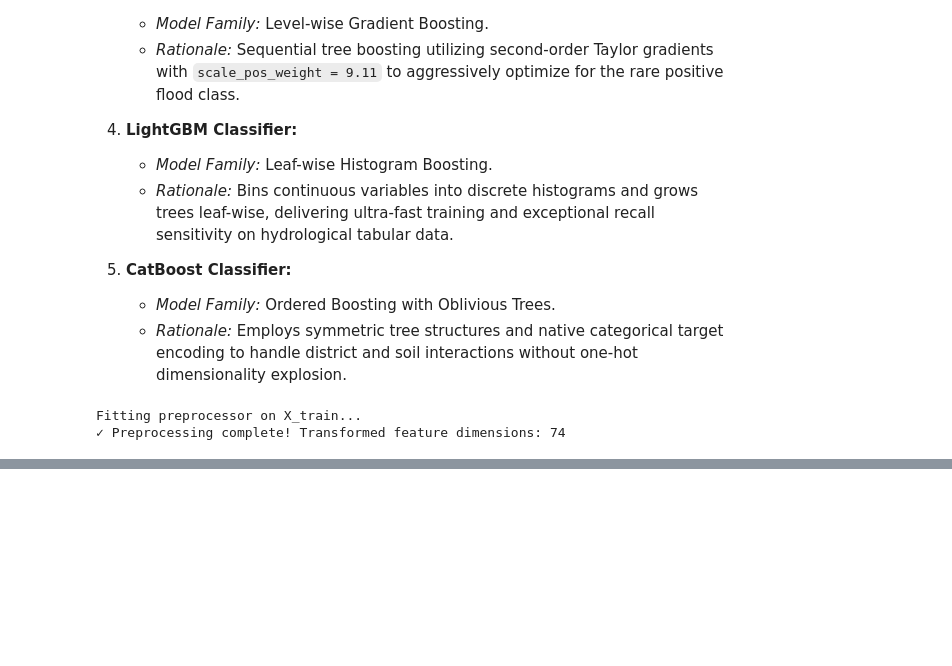
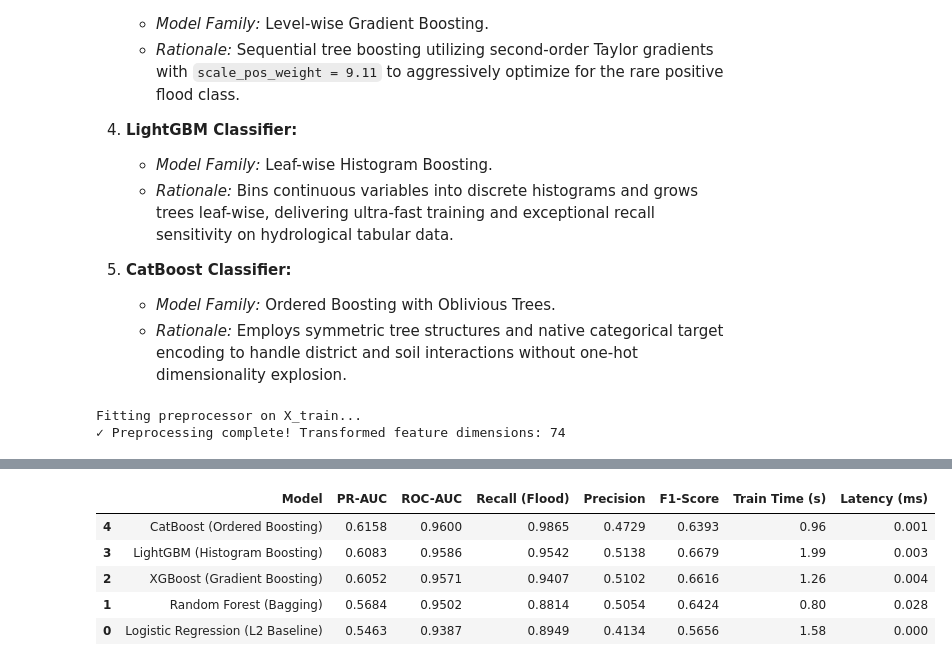
Before and after one commit to GamithaGimhana/FloodSentinel, a Jupyter notebook: notebooks/flood_prediction_sri_lanka.ipynb, the cells around one changed output, grey strips where cells are left out. Saved outputs shown, nothing was run; the diff lists cells and outputs as text; code cells hidden in the pictures; blank space fills up the shorter version.

Commit message:
Execute multi-model benchmarking

```diff
--- a/notebooks/flood_prediction_sri_lanka.ipynb
+++ b/notebooks/flood_prediction_sri_lanka.ipynb
@@ -699,3 +699,88 @@ print(f"✓ Preprocessing complete! Transformed feature dimensions: {X_train_pro
 # %% [output]
 Fitting preprocessor on X_train...
 ✓ Preprocessing complete! Transformed feature dimensions: 74
+# %%
+# 7.3 Multi-Model Benchmarking Execution
+import time
+from sklearn.linear_model import LogisticRegression
+from sklearn.ensemble import RandomForestClassifier
+from xgboost import XGBClassifier
+from lightgbm import LGBMClassifier
+from catboost import CatBoostClassifier
+
+from sklearn.metrics import (
+    roc_auc_score, average_precision_score,
+    f1_score, recall_score, precision_score
+)
+
+# Calculate positive class weight ratio: (negative_count / positive_count)
+scale_pos_weight_val = (len(y_train) - sum(y_train)) / sum(y_train)
+print(f"Class Imbalance Ratio (scale_pos_weight): {scale_pos_weight_val:.2f}")
+
+# Define the 5 candidate architectures with balanced class weighting
+candidate_models = {
+    "Logistic Regression (L2 Baseline)": LogisticRegression(
+        penalty='l2', C=1.0, class_weight='balanced', max_iter=1000, random_state=42
+    ),
+    "Random Forest (Bagging)": RandomForestClassifier(
+        n_estimators=150, max_depth=12, class_weight='balanced', n_jobs=-1, random_state=42
+    ),
+    "XGBoost (Gradient Boosting)": XGBClassifier(
+        n_estimators=150, max_depth=6, learning_rate=0.05,
+        scale_pos_weight=scale_pos_weight_val, eval_metric='logloss',
+        n_jobs=-1, random_state=42
+    ),
+    "LightGBM (Histogram Boosting)": LGBMClassifier(
+        n_estimators=150, max_depth=6, learning_rate=0.05,
+        scale_pos_weight=scale_pos_weight_val, n_jobs=-1, random_state=42, verbose=-1
+    ),
+    "CatBoost (Ordered Boosting)": CatBoostClassifier(
+        iterations=150, depth=6, learning_rate=0.05,
+        auto_class_weights='Balanced', verbose=0, random_seed=42
+    )
+}
+
+# Benchmarking evaluation loop on validation set
+benchmark_records = []
+fitted_models = {}
+
+print("\nBenchmarking 5 Candidate Architectures:")
+for name, model in candidate_models.items():
+    # Measure Training Time
+    t_start = time.time()
+    model.fit(X_train_proc, y_train)
+    t_train = time.time() - t_start
+    fitted_models[name] = model
+
+    # Measure Inference Latency (ms per sample)
+    t_infer_start = time.time()
+    y_pred_proba = model.predict_proba(X_val_proc)[:, 1]
+    latency = ((time.time() - t_infer_start) / len(X_val_proc)) * 1000.0
+
+    # Thresholded predictions
+    y_pred = (y_pred_proba >= 0.5).astype(int)
+
+    # Evaluate performance metrics
+    pr_auc = average_precision_score(y_val, y_pred_proba)
+    roc_auc = roc_auc_score(y_val, y_pred_proba)
+    rec = recall_score(y_val, y_pred)
+    prec = precision_score(y_val, y_pred, zero_division=0)
+    f1 = f1_score(y_val, y_pred, zero_division=0)
+
+    benchmark_records.append({
+        'Model': name,
+        'PR-AUC': round(pr_auc, 4),
+        'ROC-AUC': round(roc_auc, 4),
+        'Recall (Flood)': round(rec, 4),
+        'Precision': round(prec, 4),
+        'F1-Score': round(f1, 4),
+        'Train Time (s)': round(t_train, 2),
+        'Latency (ms)': round(latency, 3)
+    })
+    print(f"✓ {name:32} | PR-AUC: {pr_auc:.4f} | Recall: {rec:.4f} | F1: {f1:.4f}")
+
+# Construct benchmark comparison table
+benchmark_df = pd.DataFrame(benchmark_records).sort_values(by='PR-AUC', ascending=False)
+print("\n=== MULTI-MODEL BENCHMARK RESULTS ===")
+benchmark_df
+# %% [output]
@@ -701,0 +797,6 @@ Fitting preprocessor on X_train...
+|  | Model | PR-AUC | ROC-AUC | Recall (Flood) | Precision | F1-Score | Train Time (s) | Latency (ms) |
+| 4 | CatBoost (Ordered Boosting) | 0.6158 | 0.9600 | 0.9865 | 0.4729 | 0.6393 | 0.96 | 0.001 |
+| 3 | LightGBM (Histogram Boosting) | 0.6083 | 0.9586 | 0.9542 | 0.5138 | 0.6679 | 1.99 | 0.003 |
+| 2 | XGBoost (Gradient Boosting) | 0.6052 | 0.9571 | 0.9407 | 0.5102 | 0.6616 | 1.26 | 0.004 |
+| 1 | Random Forest (Bagging) | 0.5684 | 0.9502 | 0.8814 | 0.5054 | 0.6424 | 0.80 | 0.028 |
+| 0 | Logistic Regression (L2 Baseline) | 0.5463 | 0.9387 | 0.8949 | 0.4134 | 0.5656 | 1.58 | 0.000 |
```
Also changed, not shown: parts of 1 cell of this notebook, 4 other files.
